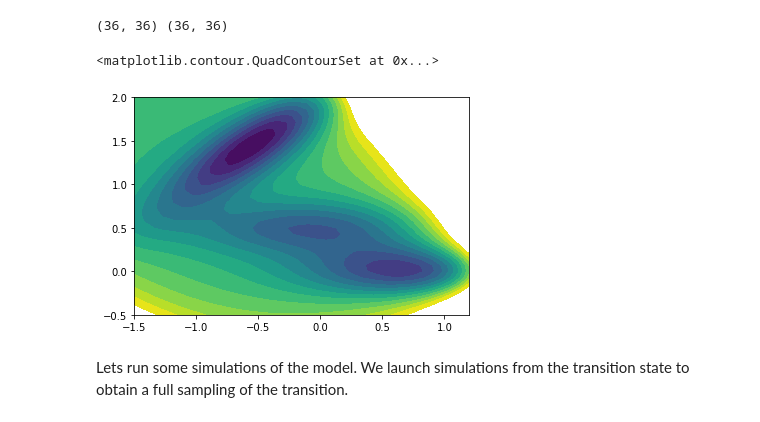
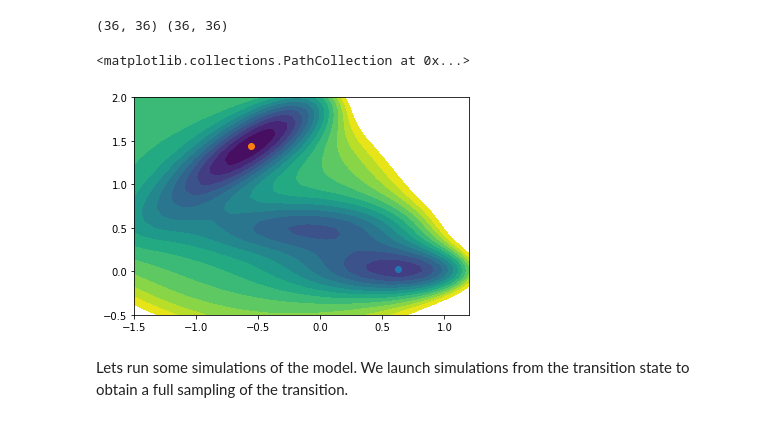
Before and after one commit to langevinmodel/folie, a Jupyter notebook: examples/tutorials/optimal_cv_transition.ipynb, the cells around one changed output. Cells and saved outputs as stored; diff of their text form; code cells hidden in the pictures.

```diff
--- a/examples/tutorials/optimal_cv_transition.ipynb
+++ b/examples/tutorials/optimal_cv_transition.ipynb
@@ -20,19 +20,26 @@ model_simu = fl.models.overdamped.Overdamped(force=potential, diffusion=diff_fun
 # %%
 x = np.linspace(-1.5, 1.2, 36)
 y = np.linspace(-0.5, 2.0, 36)
 
 X, Y = np.meshgrid(x, y)
 print(X.shape, Y.shape)
 
 # Plot potential surface
 pot = potential.potential_plot(X, Y)
 fig = plt.figure()
 ax = plt.axes()
 ax.contourf(X, Y, pot-np.min(pot), levels=np.linspace(0,50,15))
+
+# Also find the two minima of the potential
+
+product = scipy.optimize.minimize(lambda x:potential.potential(x.reshape(1,-1)), x0=[0.5, 0]).x.reshape(1,-1)  # minima one
+reactant = scipy.optimize.minimize(lambda x:potential.potential(x.reshape(1,-1)), x0=[-0.5, 1.5]).x.reshape(1,-1)  # minima two
+ax.scatter(*product[0])
+ax.scatter(*reactant[0])
 # %% [output]
 (36, 36) (36, 36)
-<matplotlib.contour.QuadContourSet at 0x...>
+<matplotlib.collections.PathCollection at 0x...>
-[figure, old version]
+[figure, new version]
 # %% [markdown]
 Lets run some simulations of the model. We launch simulations from the transition state to obtain a full sampling of the transition.
 # %%
```
Also changed, not shown: parts of 20 cells of this notebook, 1 other file.
